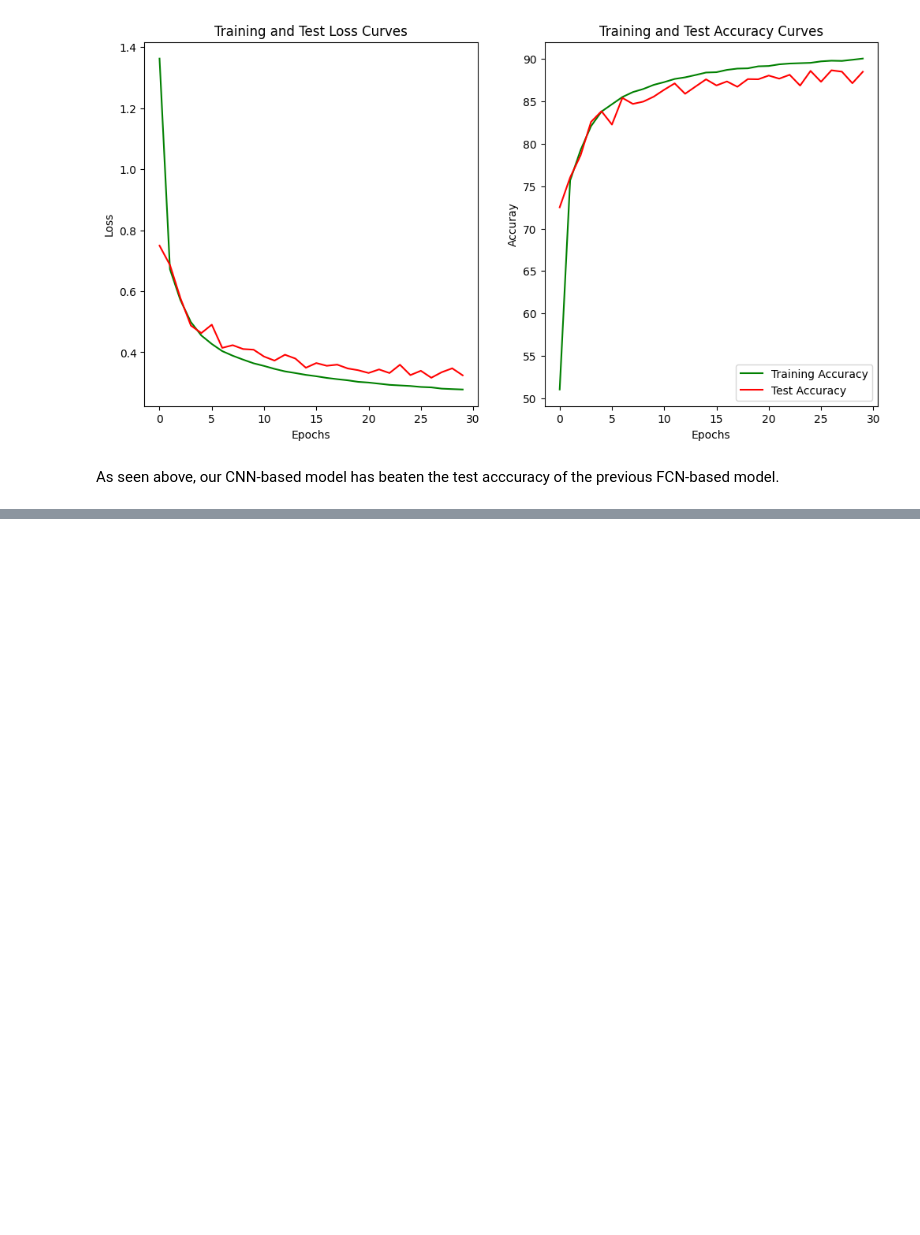
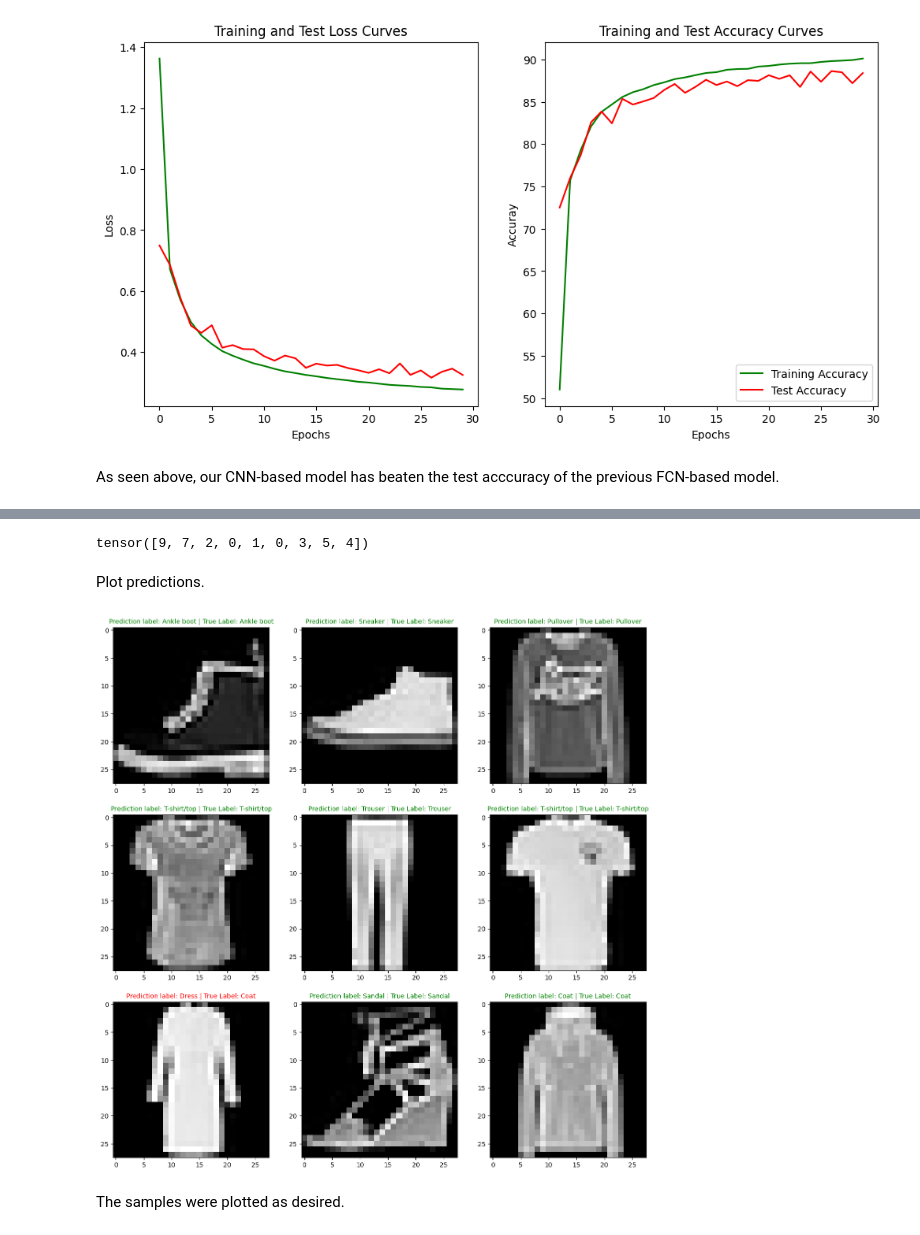
Before and after one commit to being-aerys/Deep_Learning_Marathon_with_PyTorch, a Jupyter notebook: source/24_tinvyVGG_like_CNN_for_classification.ipynb, the cells around one changed output, grey strips where cells are left out. Saved outputs shown, nothing was run; the diff lists cells and outputs as text; code cells hidden in the pictures; blank space fills up the shorter version.

```diff
--- a/source/24_tinvyVGG_like_CNN_for_classification.ipynb
+++ b/source/24_tinvyVGG_like_CNN_for_classification.ipynb
@@ -317,0 +364,38 @@ Let's visualize the predictions.
+# %%
+# get pred probabilities
+pred_probs = make_predictions(model = classifier,
+                                data = test_samples,
+                                device = device)
+pred_classes = pred_probs.argmax(dim = 1)
+pred_classes
+# %% [output]
+tensor([9, 7, 2, 0, 1, 0, 3, 5, 4])
+# %% [markdown]
+Plot predictions.
+# %%
+plt.figure(figsize=(15,15))
+nrows, ncols = 3,3
+
+for sample_num, sample in enumerate(test_samples):
+
+    # create subplot
+    plt.subplot(nrows, ncols, sample_num+1)
+    # plot target image
+    plt.imshow(sample.squeeze(), cmap="gray")
+    # get the prediction
+    pred_label = class_names[pred_classes[sample_num]]
+    # get the ground truth
+    true_label = class_names[test_labels[sample_num]]
+    # create title for subplot
+    title_text = "Prediction label: {pred_label} | True Label: {true_label}".format(pred_label = pred_label,
+                                                                                    true_label = true_label)
+
+    # set title color based on if the prediction was correct or not
+    if pred_label == true_label:
+        plt.title(title_text, fontsize = 10, c = "g")
+    else:
+        plt.title(title_text, fontsize = 10, c = "r")
+# %% [output]
+[figure, added]
+# %% [markdown]
+The samples were plotted as desired.
```
Also changed, not shown: parts of 13 cells of this notebook, 1 other file.
